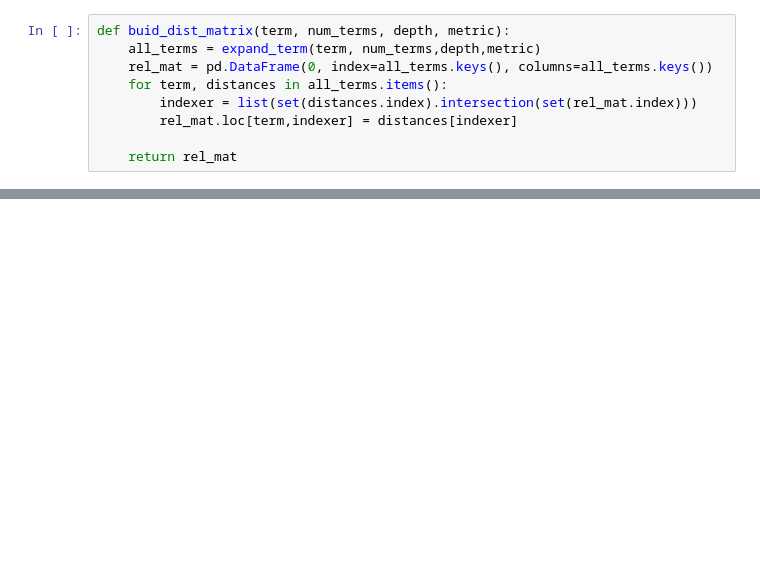
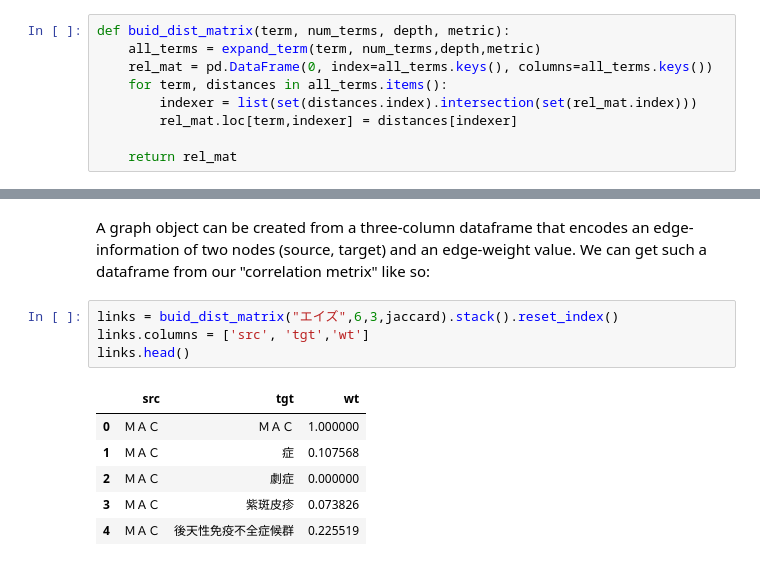
Before and after one commit to elpogzz/NLP, a Jupyter notebook: word_co-occurrence.ipynb, the cells around one changed output, grey strips where cells are left out. Saved outputs shown, nothing was run; the diff lists cells and outputs as text; blank space fills up the shorter version.

```diff
--- a/word_co-occurrence.ipynb
+++ b/word_co-occurrence.ipynb
@@ -244,0 +245,13 @@ nx.draw(G, with_labels=True, node_color='cornflowerblue', node_size=links_filter
+# %% [markdown]
+A graph object can be created from a three-column dataframe that encodes an edge-information of two nodes (source, target) and an edge-weight value. We can get such a dataframe from our "correlation metrix" like so:
+# %%
+links = buid_dist_matrix("エイズ",6,3,jaccard).stack().reset_index()
+links.columns = ['src', 'tgt','wt']
+links.head()
+# %% [output]
+|  | src | tgt | wt |
+| 0 | ＭＡＣ | ＭＡＣ | 1.000000 |
+| 1 | ＭＡＣ | 症 | 0.107568 |
+| 2 | ＭＡＣ | 劇症 | 0.000000 |
+| 3 | ＭＡＣ | 紫斑皮疹 | 0.073826 |
+| 4 | ＭＡＣ | 後天性免疫不全症候群 | 0.225519 |
```
Also changed, not shown: parts of 44 cells of this notebook.
